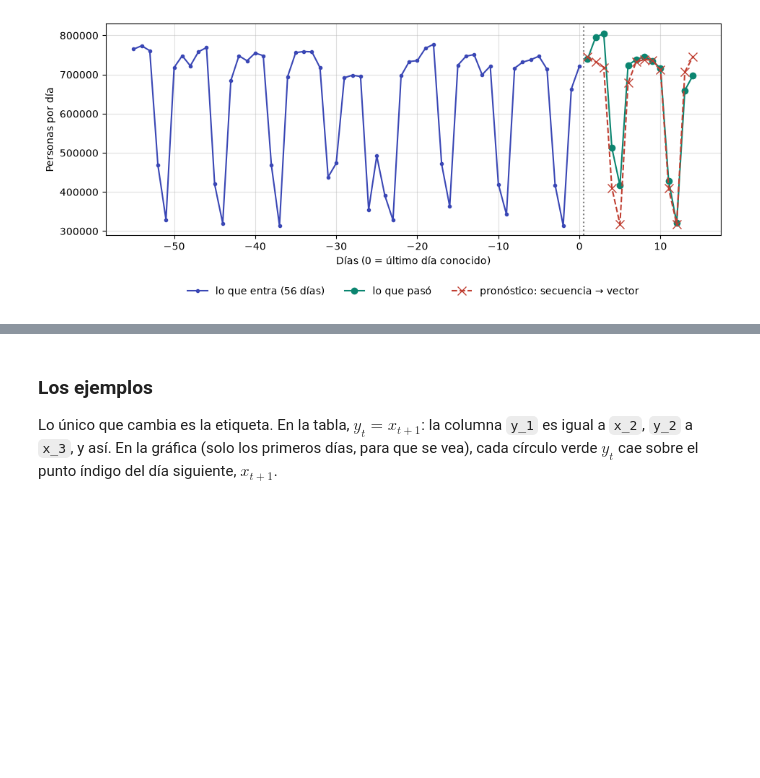
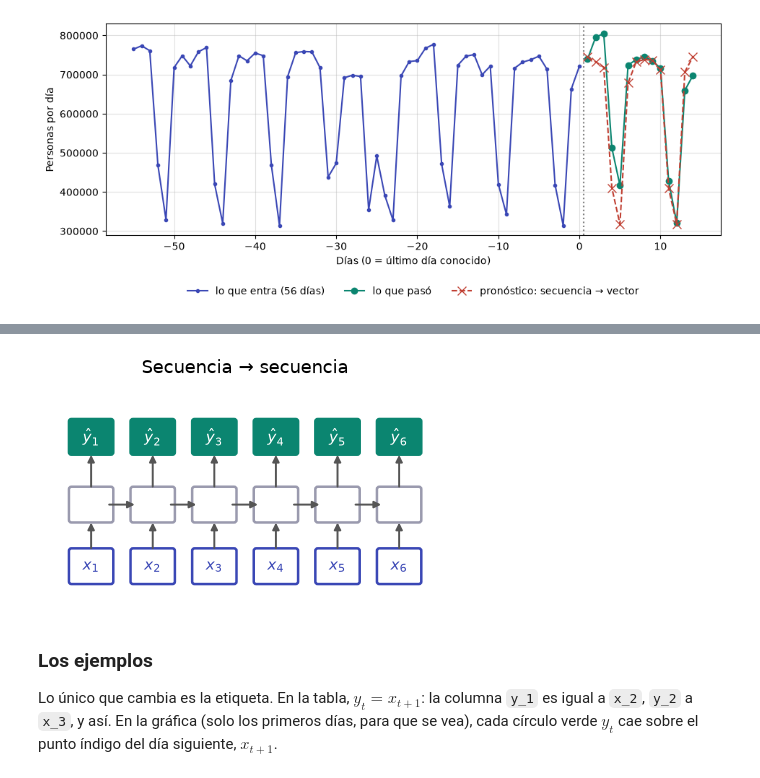
Before and after one commit to omarcastano/deeplearning-javeriana-site, a Jupyter notebook: modulo_2/unidad_2/3_experiencia/nueva/4_Script2_M2_U2_arquitecturas_pytorch.ipynb, the cells around one changed output, grey strips where cells are left out. Saved outputs shown, nothing was run; the diff lists cells and outputs as text; code cells hidden in the pictures; blank space fills up the shorter version.

```diff
--- a/modulo_2/unidad_2/3_experiencia/nueva/4_Script2_M2_U2_arquitecturas_pytorch.ipynb
+++ b/modulo_2/unidad_2/3_experiencia/nueva/4_Script2_M2_U2_arquitecturas_pytorch.ipynb
@@ -278,3 +391,7 @@ Por eso la etiqueta es la misma ventana **corrida un día**: si entran $x_1, \do
+# %%
+draw_architecture("seq2seq")
+# %% [output]
+[figure, added]
 # %% [markdown]
 ### Los ejemplos
 
```
Also changed, not shown: parts of 21 cells of this notebook, 1 other file.
